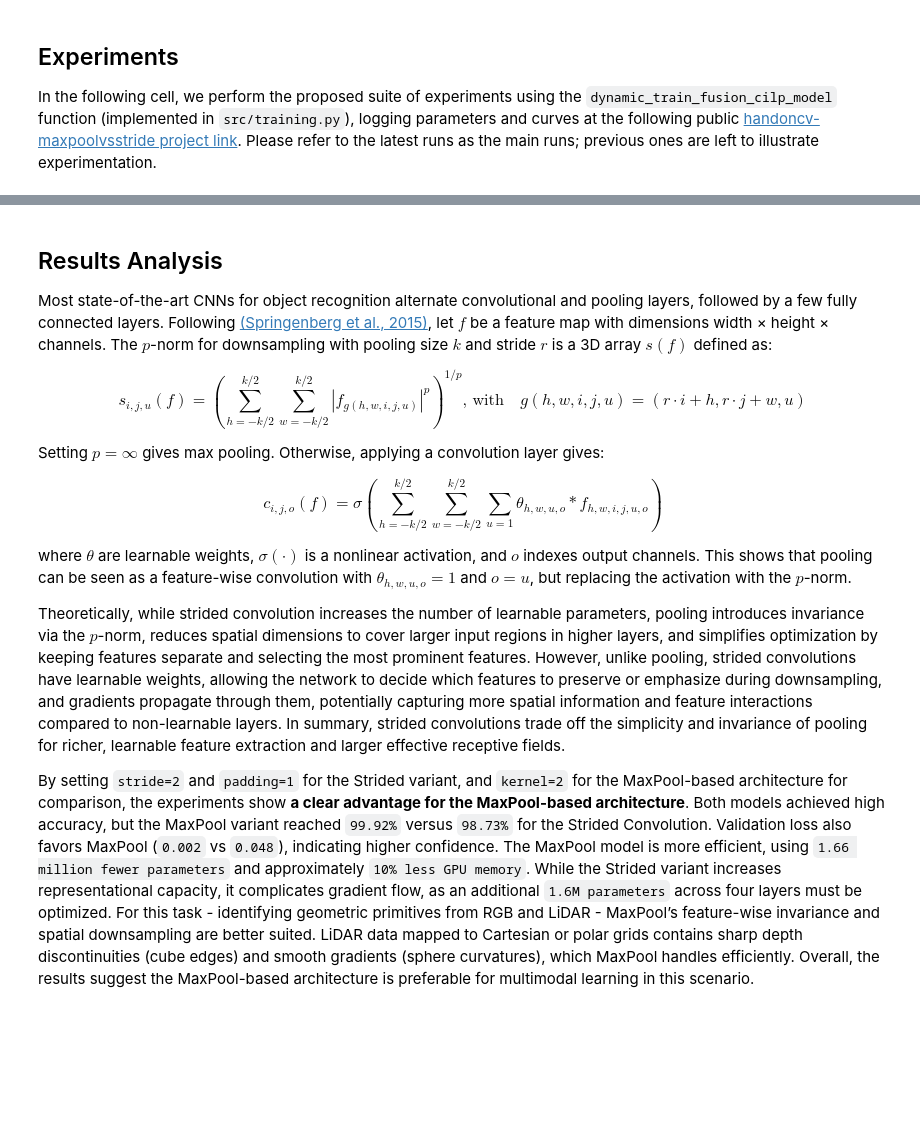
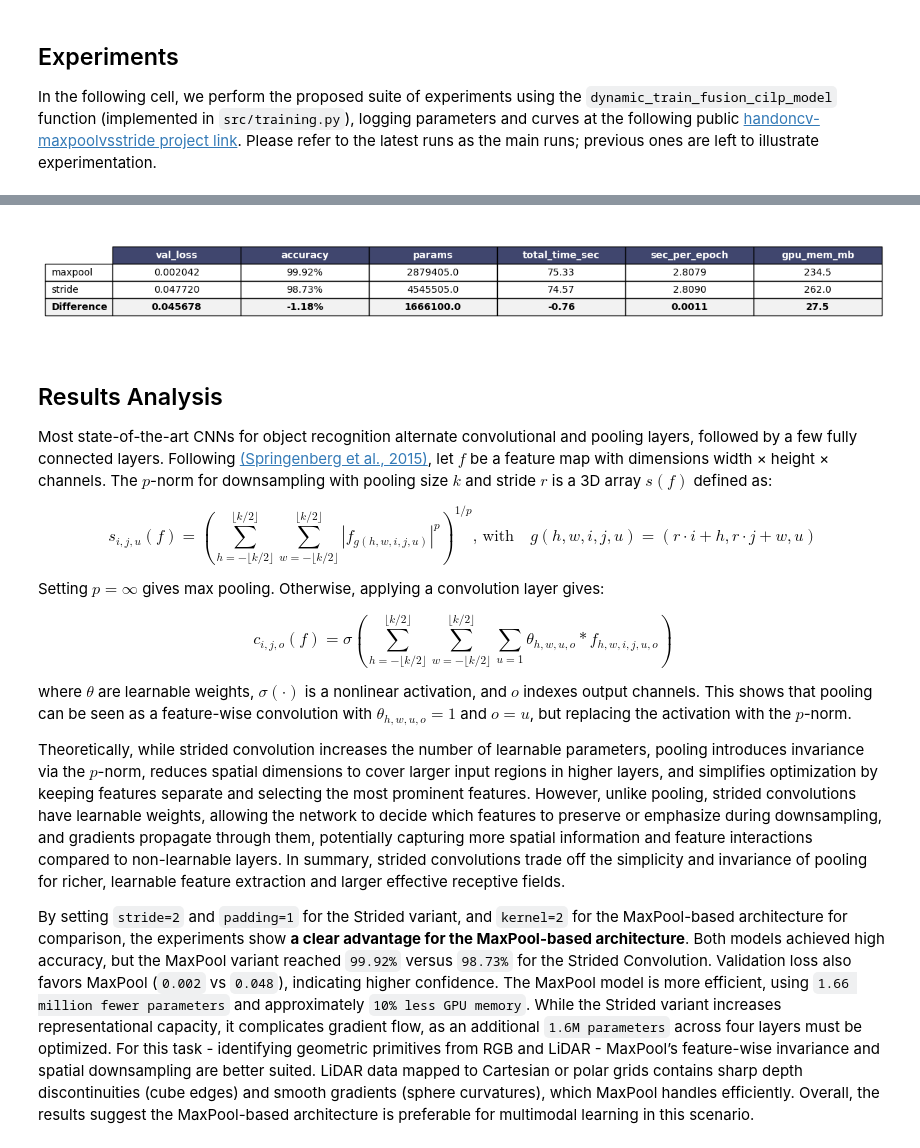
Before and after one commit to Guarinov/applied-hands-on-computer-vision, a Jupyter notebook: Assignment-2/notebooks/03_strided_conv_ablation.ipynb, the cells around one changed output, grey strips where cells are left out. Cells and saved outputs as stored; diff of their text form; code cells hidden in the pictures; blank space fills up the shorter version.

Commit message:
started 'beautification' of tables

```diff
--- a/Assignment-2/notebooks/03_strided_conv_ablation.ipynb
+++ b/Assignment-2/notebooks/03_strided_conv_ablation.ipynb
@@ -39,7 +39,9 @@ PROJECT_ROOT = os.path.abspath(os.path.join(NOTEBOOK_DIR, "..", ".."))
 DEVICE = "cuda" if torch.cuda.is_available() else "cpu"
 print(DEVICE)
 
+# Folders we frequently use across the experiments
 ROOT_PATH = os.path.join(PROJECT_ROOT, "Assignment-2")
+RESULTS_DIR = os.path.join(ROOT_PATH, "results")
 CHECKPOINTS_DIR = os.path.join(ROOT_PATH, "checkpoints")
 ROOT_DATA = "~/Documents/repos/BuildingAIAgentsWithMultimodalModels/data/assessment/"
 IMG_SIZE = 64
@@ -210,19 +212,77 @@ Run history:
 | train_loss | █▆▃▁▁▁▁▁▁▁▁▁▁▁▁▁▁▁▁▁▁▁▁▁▁ |
 | val_loss | █▅▂▁▁▁▁▁▁▁▁▁▁▁▁▁▁▁▁▁▁▁▁▁▁ |
 ... (19 outputs left out)
+# %%
+import matplotlib.pyplot as plt
+import os
+
+# 1. Define and create the results directory
+# RESULTS_DIR = os.path.join(ROOT_PATH, "results")
+# os.makedirs(RESULTS_DIR, exist_ok=True)
+
+# 2. Format the DataFrame for aesthetic saving
+# Rounding values to make the table "cleaner" and "all in line"
+df_styled = df_abl.copy()
+df_styled['val_loss'] = df_styled['val_loss'].apply(lambda x: f"{x:.6f}")
+df_styled['accuracy'] = df_styled['accuracy'].apply(lambda x: f"{x:.2f}%")
+df_styled['total_time_sec'] = df_styled['total_time_sec'].apply(lambda x: f"{x:.2f}")
+df_styled['sec_per_epoch'] = df_styled['sec_per_epoch'].apply(lambda x: f"{x:.4f}")
+df_styled['gpu_mem_mb'] = df_styled['gpu_mem_mb'].apply(lambda x: f"{x:.1f}")
+
+# 3. Save as CSV (for data backup)
+# csv_path = os.path.join(RESULTS_DIR, "task4_ablation_results.csv")
+# df_abl.to_csv(csv_path)
+# print(f"Saved CSV to: {csv_path}")
+
+# 4. Save as PNG (Professional Table)
+def save_df_as_png(df, filename):
+    fig, ax = plt.subplots(figsize=(12, 2)) # Adjust size as needed
+    ax.axis('off')
+
+    # Create the table
+    tbl = ax.table(
+        cellText=df.values,
+        colLabels=df.columns,
+        rowLabels=df.index,
+        loc='center',
+        cellLoc='center'
+    )
+
+    # Style the table
+    tbl.auto_set_font_size(False)
+    tbl.set_fontsize(10)
+    tbl.scale(1.2, 1.5) # Stretch cells for readability
+
+    # Color the "Difference" row to make it stand out
+    for (row, col), cell in tbl.get_celld().items():
+        if row == 0: # Header
+            cell.set_text_props(weight='bold', color='white')
+            cell.set_facecolor('#40466e')
+        if row == len(df): # Difference row (last row)
+            cell.set_facecolor('#f2f2f2')
+            cell.set_text_props(weight='bold')
+
+    # plt.savefig(filename, bbox_inches='tight', dpi=300)
+    # plt.close()
+
+png_path = os.path.join(RESULTS_DIR, "task4_comparison_table.png")
+save_df_as_png(df_styled, png_path)
+# print(f"Saved PNG to: {png_path}")
+# %% [output]
+[figure, added]
 # %% [markdown]
 ## Results Analysis
 Most state-of-the-art CNNs for object recognition alternate convolutional and pooling layers, followed by a few fully connected layers. Following [(Springenberg et al., 2015)](https://arxiv.org/pdf/1412.6806), let $f$ be a feature map with dimensions width × height × channels. The $p$-norm for downsampling with pooling size $k$ and stride $r$ is a 3D array $s(f)$ defined as:
 
 $$
-s_{i,j,u}(f) = \left(\sum_{h=-k/2}^{k/2} \sum_{w=-k/2}^{k/2} \left| f_{g(h,w,i,j,u)} \right|^p \right)^{1/p}, \,\text{with} \quad
+s_{i,j,u}(f) = \left(\sum_{h=-\lfloor k/2 \rfloor}^{\lfloor k/2 \rfloor} \sum_{w=-\lfloor k/2 \rfloor}^{\lfloor k/2 \rfloor} \left| f_{g(h,w,i,j,u)} \right|^p \right)^{1/p}, \,\text{with} \quad
 g(h,w,i,j,u) = (r \cdot i + h, r \cdot j + w, u)
 $$
 
 Setting $p = \infty$ gives max pooling. Otherwise, applying a convolution layer gives:
 
 $$
-c_{i,j,o}(f) = \sigma \left( \sum_{h=-k/2}^{k/2} \sum_{w=-k/2}^{k/2} \sum_{u=1} \theta_{h,w,u,o} * f_{h,w,i,j,u,o} \right)
+c_{i,j,o}(f) = \sigma \left( \sum_{h=-\lfloor k/2 \rfloor}^{\lfloor k/2 \rfloor} \sum_{w=-\lfloor k/2 \rfloor}^{\lfloor k/2 \rfloor} \sum_{u=1} \theta_{h,w,u,o} * f_{h,w,i,j,u,o} \right)
 $$
 
 where $\theta$ are learnable weights, $\sigma(\cdot)$ is a nonlinear activation, and $o$ indexes output channels. This shows that pooling can be seen as a feature-wise convolution with $\theta_{h,w,u,o}=1$ and $o=u$, but replacing the activation with the $p$-norm.
```
Also changed, not shown: parts of 2 cells of this notebook.
